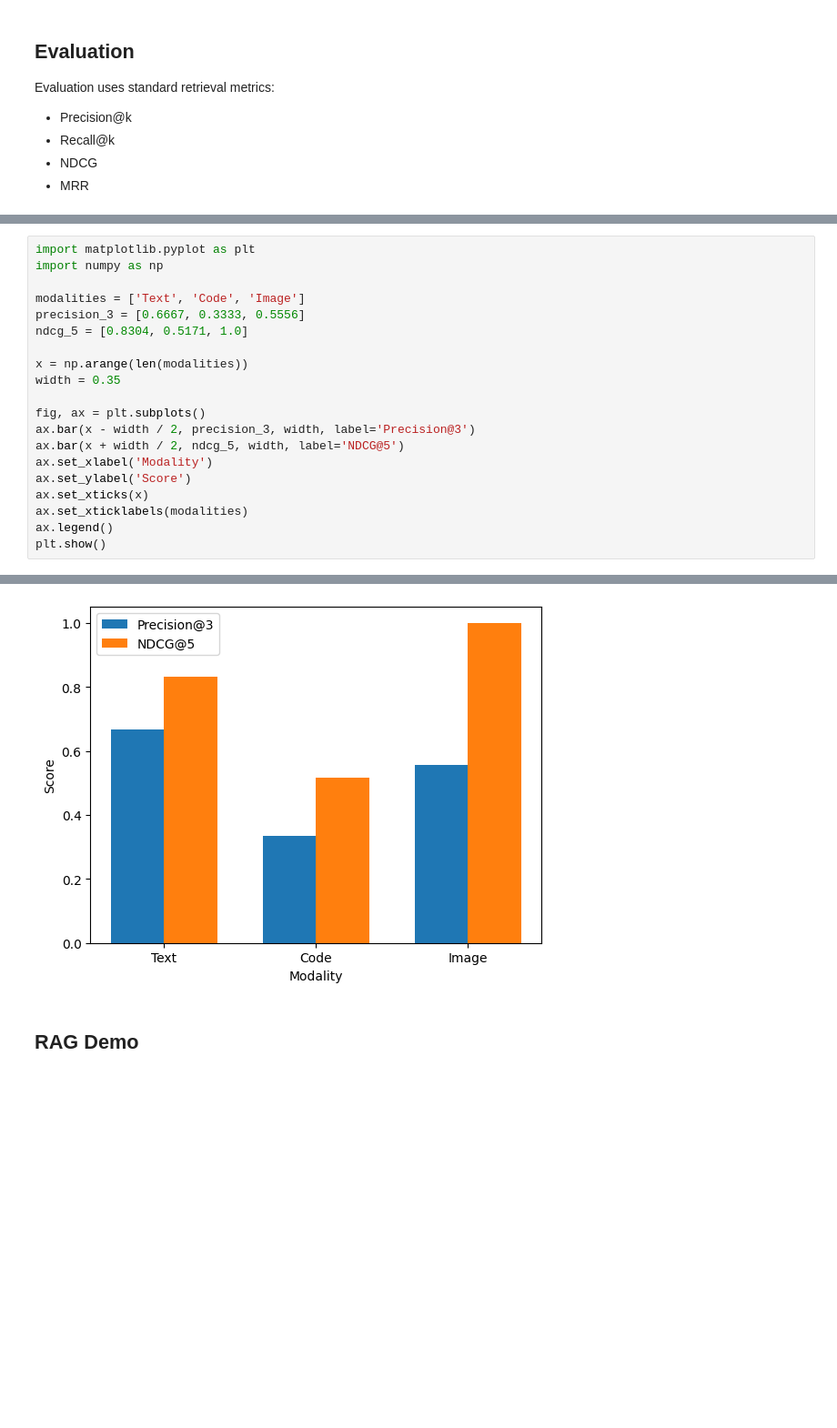
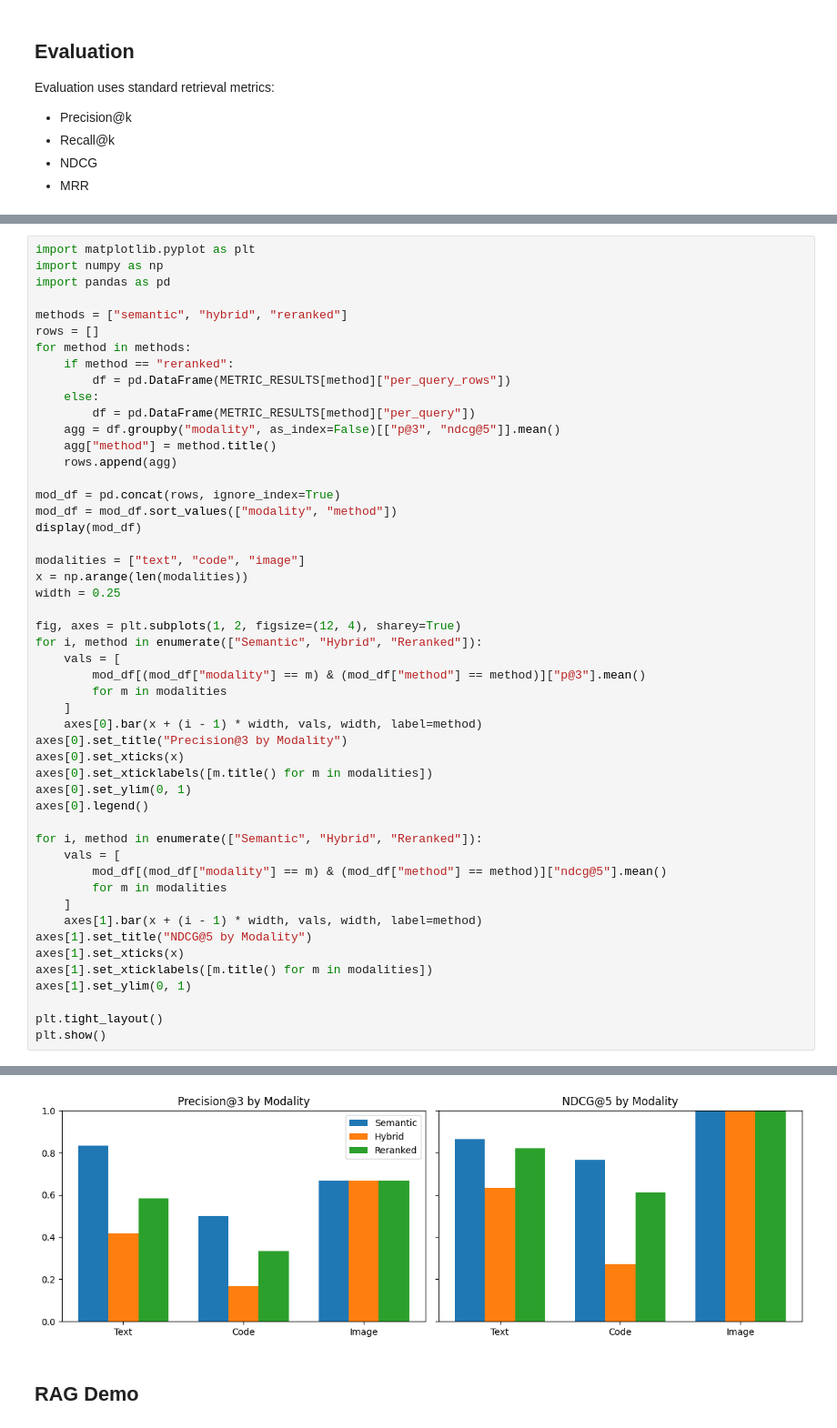
Before and after one commit to ParminderSinghGithub/FinSight, a Jupyter notebook: notebook.ipynb, the cells around one changed output, grey strips where cells are left out. Shown at 91% size. Drawn from its saved outputs; the diff is of its cells as text; blank space fills up the shorter version.

```diff
--- a/notebook.ipynb
+++ b/notebook.ipynb
@@ -169,21 +291,51 @@ plt.show()
 # %%
 import matplotlib.pyplot as plt
 import numpy as np
+import pandas as pd
 
-modalities = ['Text', 'Code', 'Image']
-precision_3 = [0.6667, 0.3333, 0.5556]
-ndcg_5 = [0.8304, 0.5171, 1.0]
+methods = ["semantic", "hybrid", "reranked"]
+rows = []
+for method in methods:
+    if method == "reranked":
+        df = pd.DataFrame(METRIC_RESULTS[method]["per_query_rows"])
+    else:
+        df = pd.DataFrame(METRIC_RESULTS[method]["per_query"])
+    agg = df.groupby("modality", as_index=False)[["p@3", "ndcg@5"]].mean()
+    agg["method"] = method.title()
+    rows.append(agg)
 
+mod_df = pd.concat(rows, ignore_index=True)
+mod_df = mod_df.sort_values(["modality", "method"])
+display(mod_df)
+
+modalities = ["text", "code", "image"]
 x = np.arange(len(modalities))
-width = 0.35
+width = 0.25
 
-fig, ax = plt.subplots()
-ax.bar(x - width / 2, precision_3, width, label='Precision@3')
-ax.bar(x + width / 2, ndcg_5, width, label='NDCG@5')
-ax.set_xlabel('Modality')
-ax.set_ylabel('Score')
-ax.set_xticks(x)
-ax.set_xticklabels(modalities)
-ax.legend()
+fig, axes = plt.subplots(1, 2, figsize=(12, 4), sharey=True)
+for i, method in enumerate(["Semantic", "Hybrid", "Reranked"]):
+    vals = [
+        mod_df[(mod_df["modality"] == m) & (mod_df["method"] == method)]["p@3"].mean()
+        for m in modalities
+    ]
+    axes[0].bar(x + (i - 1) * width, vals, width, label=method)
+axes[0].set_title("Precision@3 by Modality")
+axes[0].set_xticks(x)
+axes[0].set_xticklabels([m.title() for m in modalities])
+axes[0].set_ylim(0, 1)
+axes[0].legend()
+
+for i, method in enumerate(["Semantic", "Hybrid", "Reranked"]):
+    vals = [
+        mod_df[(mod_df["modality"] == m) & (mod_df["method"] == method)]["ndcg@5"].mean()
+        for m in modalities
+    ]
+    axes[1].bar(x + (i - 1) * width, vals, width, label=method)
+axes[1].set_title("NDCG@5 by Modality")
+axes[1].set_xticks(x)
+axes[1].set_xticklabels([m.title() for m in modalities])
+axes[1].set_ylim(0, 1)
+
+plt.tight_layout()
 plt.show()
 # %% [output]
@@ -190,4 +352,4 @@ plt.show()
-[figure, old version]
+[figure, new version]
 # %% [markdown]
 ## RAG Demo
 # %%
```
Also changed, not shown: parts of 9 cells of this notebook, 22 other files.
